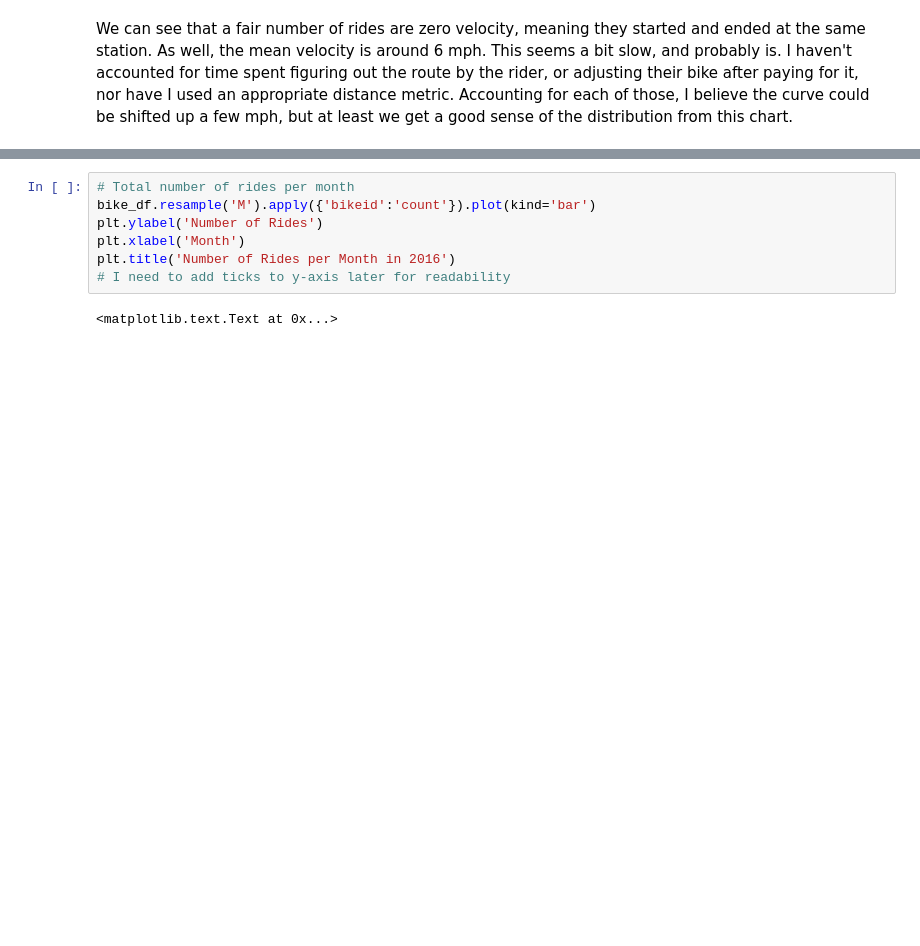
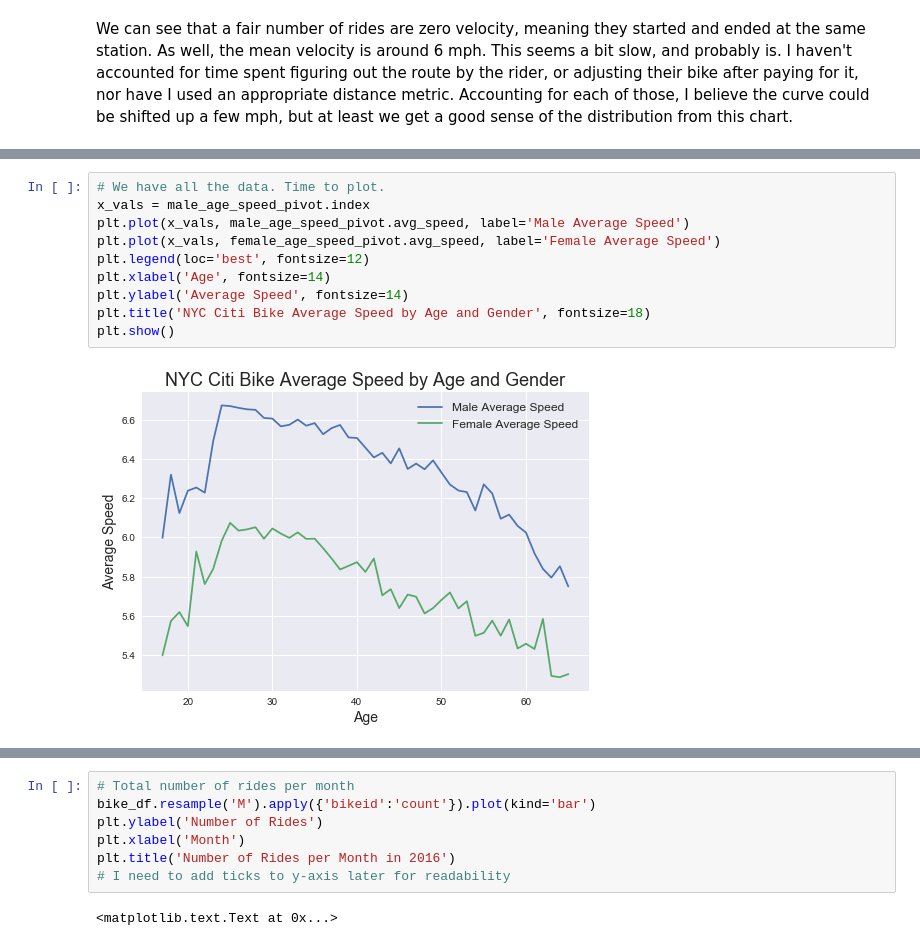
Before and after one commit to vz415/CITI_BIKE_XPERIMENTS, a Jupyter notebook: Citi bike wrangling and data story.ipynb, the cells around one changed output, grey strips where cells are left out. Cells and saved outputs as stored; diff of their text form; blank space fills up the shorter version.

```diff
--- a/Citi bike wrangling and data story.ipynb
+++ b/Citi bike wrangling and data story.ipynb
@@ -620,0 +688,12 @@ Seasonality: Weekends and weekdays at the most basic level. Holidays and events
+# %%
+# We have all the data. Time to plot.
+x_vals = male_age_speed_pivot.index
+plt.plot(x_vals, male_age_speed_pivot.avg_speed, label='Male Average Speed')
+plt.plot(x_vals, female_age_speed_pivot.avg_speed, label='Female Average Speed')
+plt.legend(loc='best', fontsize=12)
+plt.xlabel('Age', fontsize=14)
+plt.ylabel('Average Speed', fontsize=14)
+plt.title('NYC Citi Bike Average Speed by Age and Gender', fontsize=18)
+plt.show()
+# %% [output]
+[figure, added]
```
Also changed, not shown: parts of 30 cells of this notebook, 3 other files.
